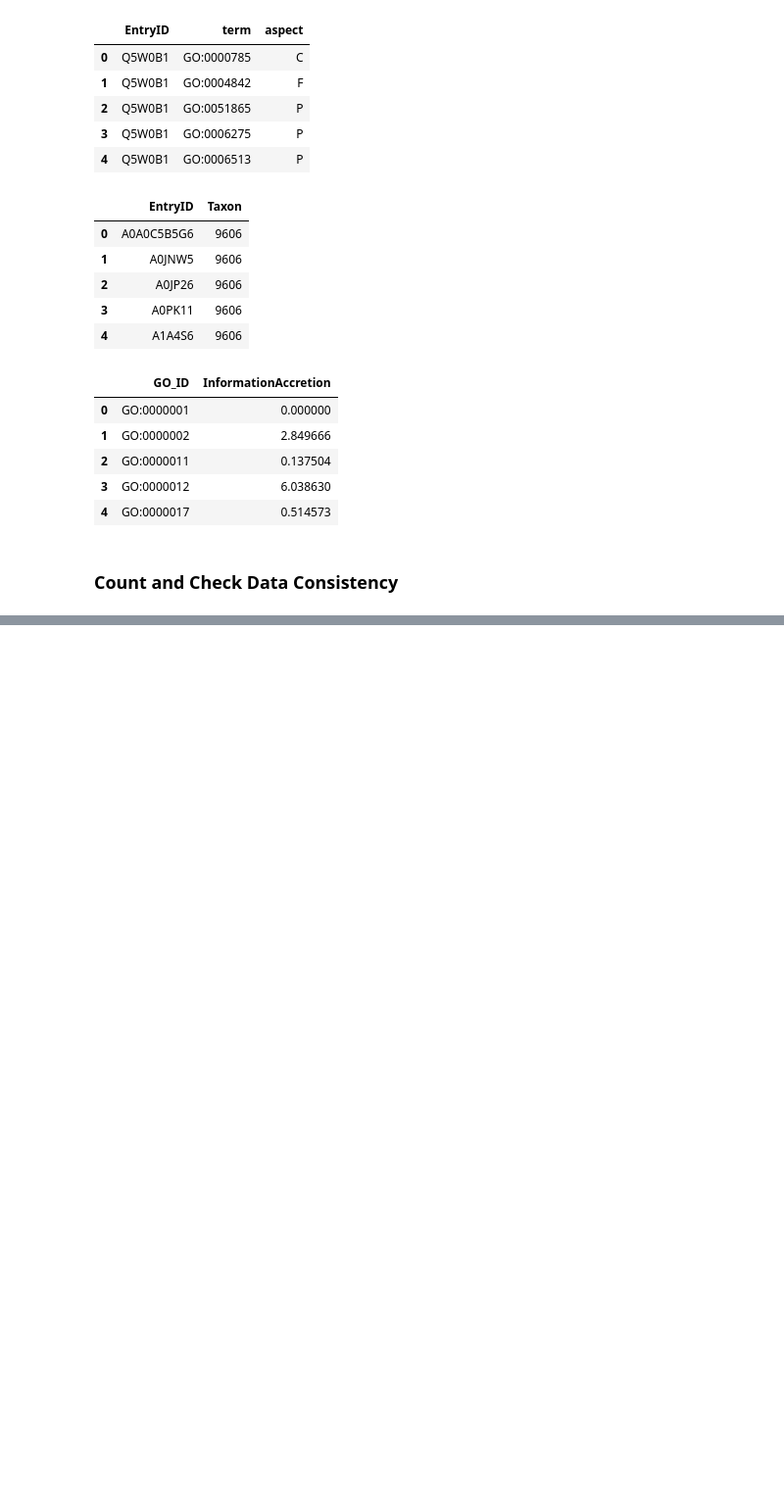
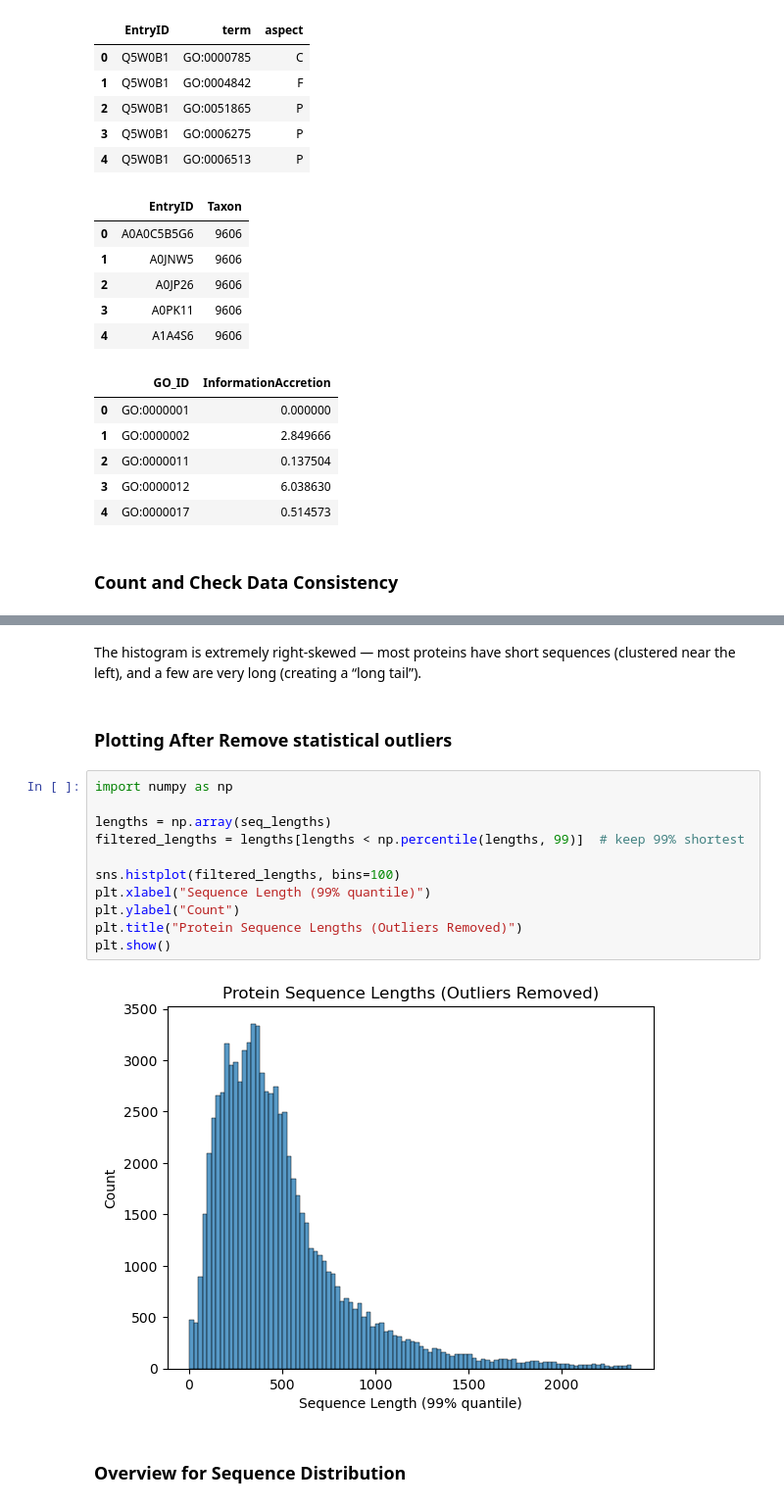
Before and after one commit to cerealhugger/cafa6-protein-function-analysis, a Jupyter notebook: data_analysis.ipynb, the cells around one changed output, grey strips where cells are left out. Shown at 98% size. Cells and saved outputs as stored; diff of their text form; blank space fills up the shorter version.

```diff
--- a/data_analysis.ipynb
+++ b/data_analysis.ipynb
@@ -121,0 +133,19 @@ Unmatched IDs (terms not in sequences): 82404
+# %% [markdown]
+The histogram is extremely right-skewed — most proteins have short sequences (clustered near the left), and a few are very long (creating a “long tail”).
+# %% [markdown]
+### Plotting After Remove statistical outliers
+# %%
+import numpy as np
+
+lengths = np.array(seq_lengths)
+filtered_lengths = lengths[lengths < np.percentile(lengths, 99)]  # keep 99% shortest
+
+sns.histplot(filtered_lengths, bins=100)
+plt.xlabel("Sequence Length (99% quantile)")
+plt.ylabel("Count")
+plt.title("Protein Sequence Lengths (Outliers Removed)")
+plt.show()
+# %% [output]
+[figure, added]
+# %% [markdown]
+### Overview for Sequence Distribution
```
Also changed, not shown: parts of 7 cells of this notebook.
